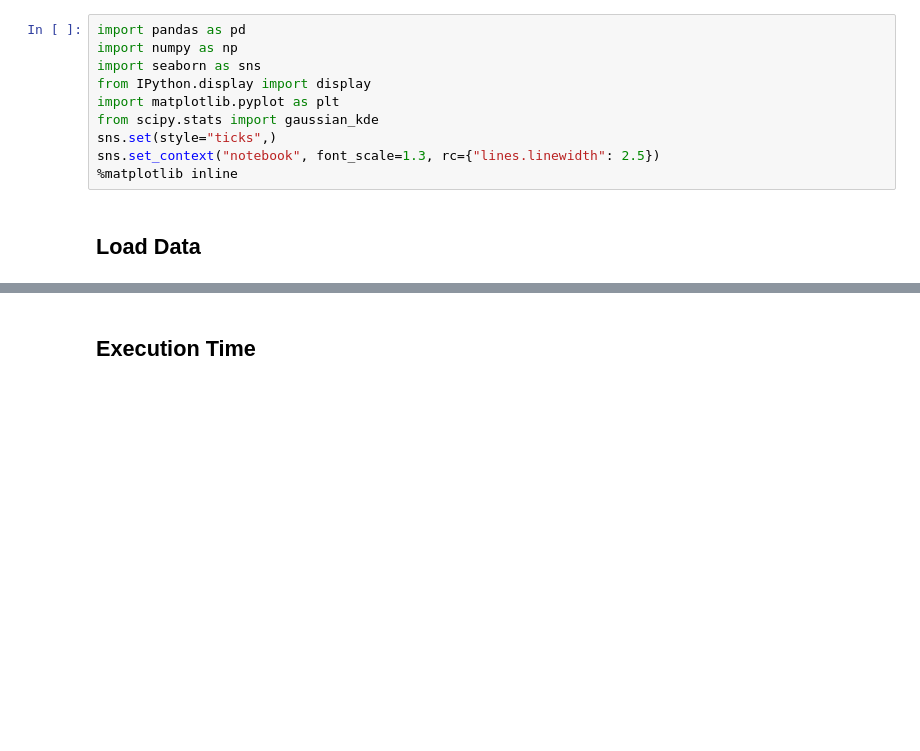
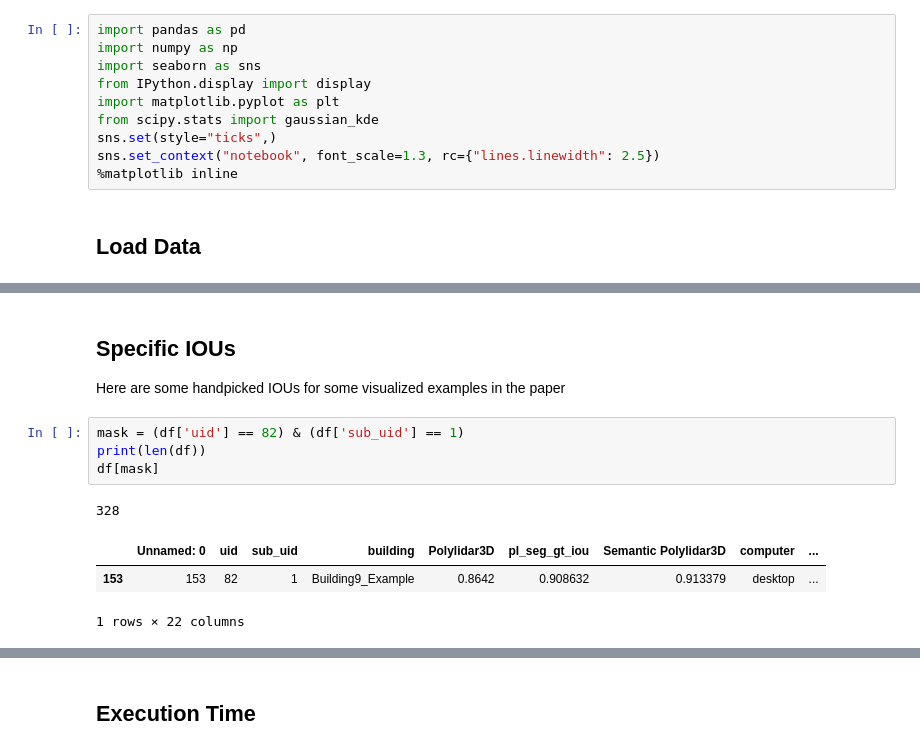
Before and after one commit to JeremyBYU/UnrealRooftopLanding, a Jupyter notebook: notebooks/AlgorithmAnalysis.ipynb, the cells around one changed output, grey strips where cells are left out. Drawn from its saved outputs; the diff is of its cells as text; blank space fills up the shorter version.

```diff
--- a/notebooks/AlgorithmAnalysis.ipynb
+++ b/notebooks/AlgorithmAnalysis.ipynb
@@ -29 +29,13 @@ df.head()
 5 rows × 22 columns
+# %% [markdown]
+## Specific IOUs
+Here are some handpicked IOUs for some visualized examples in the paper
+# %%
+mask = (df['uid'] == 82) & (df['sub_uid'] == 1)
+print(len(df))
+df[mask]
+# %% [output]
+328
+|  | Unnamed: 0 | uid | sub_uid | building | Polylidar3D | pl_seg_gt_iou | Semantic Polylidar3D | computer | ... |
+| 153 | 153 | 82 | 1 | Building9_Example | 0.8642 | 0.908632 | 0.913379 | desktop | ... |
+1 rows × 22 columns
```
Also changed, not shown: parts of 9 cells of this notebook, 13 other files.
